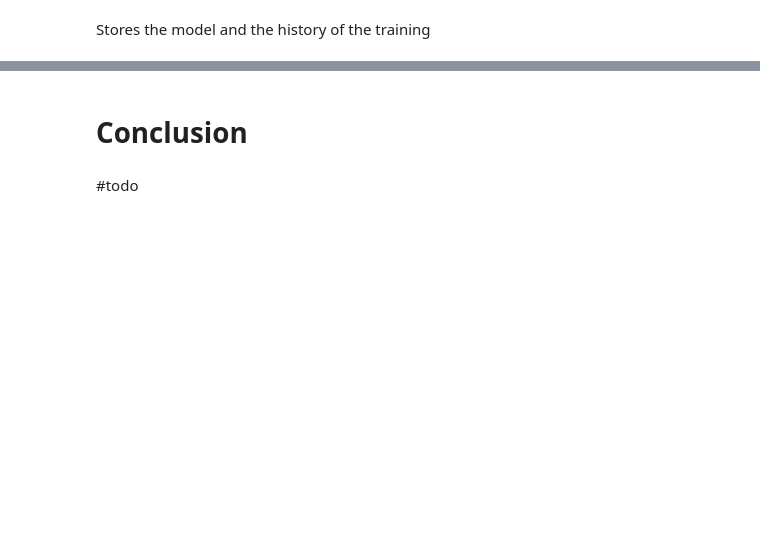
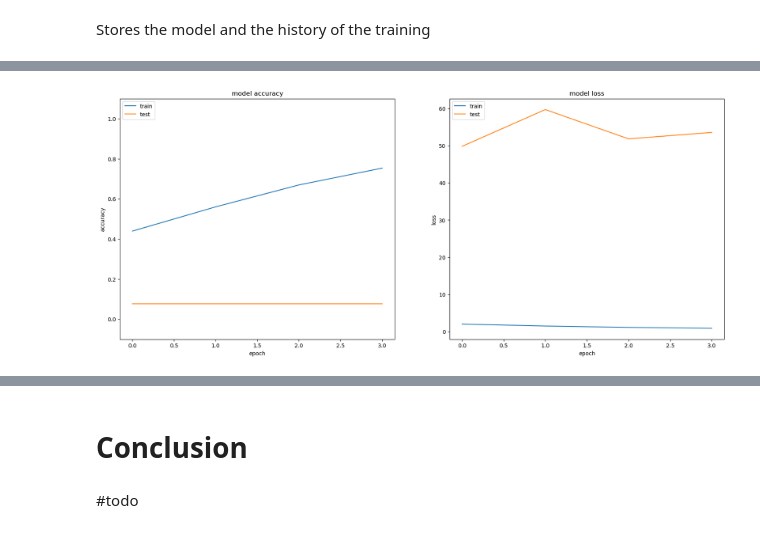
Before and after one commit to alexbejann/frisian-runes-recognition, a Jupyter notebook: MLBD-Assignment2/Part_2_CNN_v2.ipynb, the cells around one changed output, grey strips where cells are left out. Drawn from its saved outputs; the diff is of its cells as text; code cells hidden in the pictures; blank space fills up the shorter version.

```diff
--- a/MLBD-Assignment2/Part_2_CNN_v2.ipynb
+++ b/MLBD-Assignment2/Part_2_CNN_v2.ipynb
@@ -93,0 +229,3 @@ models_and_history = []
+# %%
+def early_stopping_v2():
+    return tf.keras.callbacks.EarlyStopping(monitor='val_accuracy', patience=3, verbose=1)
@@ -93,0 +272,19 @@ models_and_history = []
+# %%
+model = create_model(layers=[
+  tf.keras.layers.Conv2D(64, kernel_size, activation="relu"),
+  tf.keras.layers.MaxPooling2D(pool_size=(2,2)),
+  tf.keras.layers.BatchNormalization(),
+
+  tf.keras.layers.Conv2D(filters=128, kernel_size= kernel_size, activation="relu"),
+  tf.keras.layers.Conv2D(filters=128, kernel_size= kernel_size, activation="relu"),
+  tf.keras.layers.MaxPooling2D(pool_size=(2,2)),
+  tf.keras.layers.BatchNormalization(),
+
+  tf.keras.layers.Conv2D(filters=256, kernel_size= kernel_size, activation="relu"),
+  tf.keras.layers.MaxPooling2D(pool_size=(2,2)),
+  tf.keras.layers.BatchNormalization(),
+])
+history = model.fit(X_train, y_train, epochs=EPOCHS, validation_data=(X_test, y_test), callbacks=[early_stopping()])
+evaluation_results = model.evaluate(X_train, y_train, batch_size=BATCH_SIZE)
+plot_acc_loss(history)
+models_and_history.append((model, history, evaluation_results))
@@ -93,0 +301,24 @@ models_and_history = []
+# %%
+model = create_model(layers=[
+  tf.keras.layers.RandomFlip("horizontal_and_vertical"),
+  tf.keras.layers.RandomRotation(0.2),
+  tf.keras.layers.Conv2D(64, kernel_size, activation="relu"),
+  tf.keras.layers.MaxPooling2D(pool_size=(2,2)),
+  tf.keras.layers.Dropout(0.2),
+  tf.keras.layers.BatchNormalization(),
+
+  tf.keras.layers.Conv2D(filters=128, kernel_size = kernel_size, activation="relu"),
+  tf.keras.layers.Conv2D(filters=128, kernel_size= kernel_size, activation="relu"),
+  tf.keras.layers.MaxPooling2D(pool_size=(2,2)),
+  tf.keras.layers.Dropout(0.2),
+  tf.keras.layers.BatchNormalization(),
+
+  tf.keras.layers.Conv2D(filters=256, kernel_size= kernel_size, activation="relu"),
+  tf.keras.layers.MaxPooling2D(pool_size=(2,2)),
+  tf.keras.layers.BatchNormalization(),
+])
+history = model.fit(X_train, y_train, epochs=EPOCHS, validation_data=(X_test, y_test), callbacks=[early_stopping_v2()])
+evaluation_results = model.evaluate(X_train, y_train, batch_size=BATCH_SIZE)
+plot_acc_loss(history)
+models_and_history.append((model, history, evaluation_results))
+# %% [output]
@@ -93,0 +335 @@ models_and_history = []
+[figure, added]
```
Also changed, not shown: parts of 39 cells of this notebook, 20 other files.
